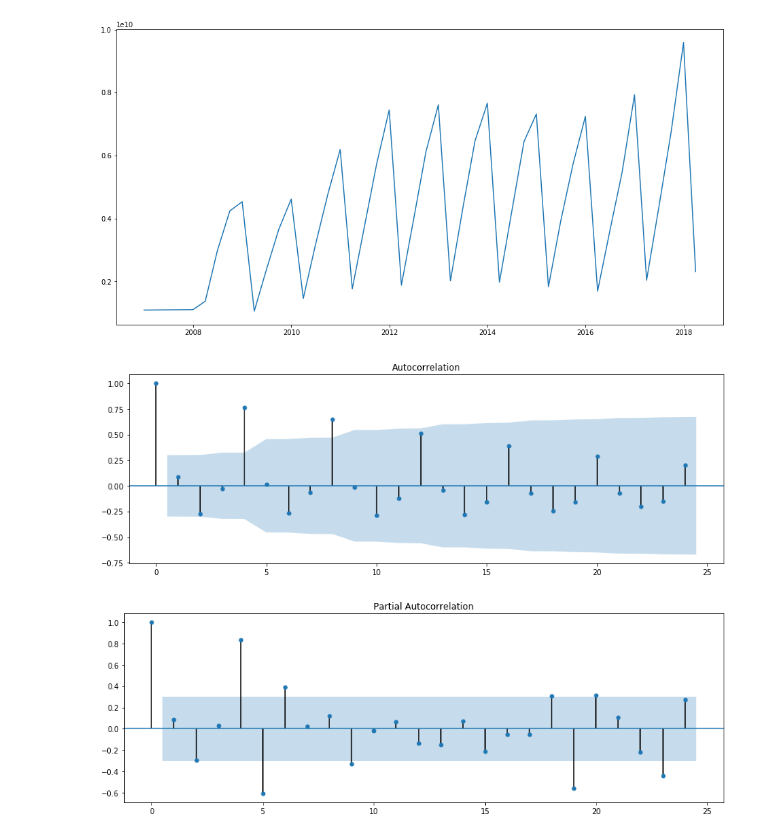
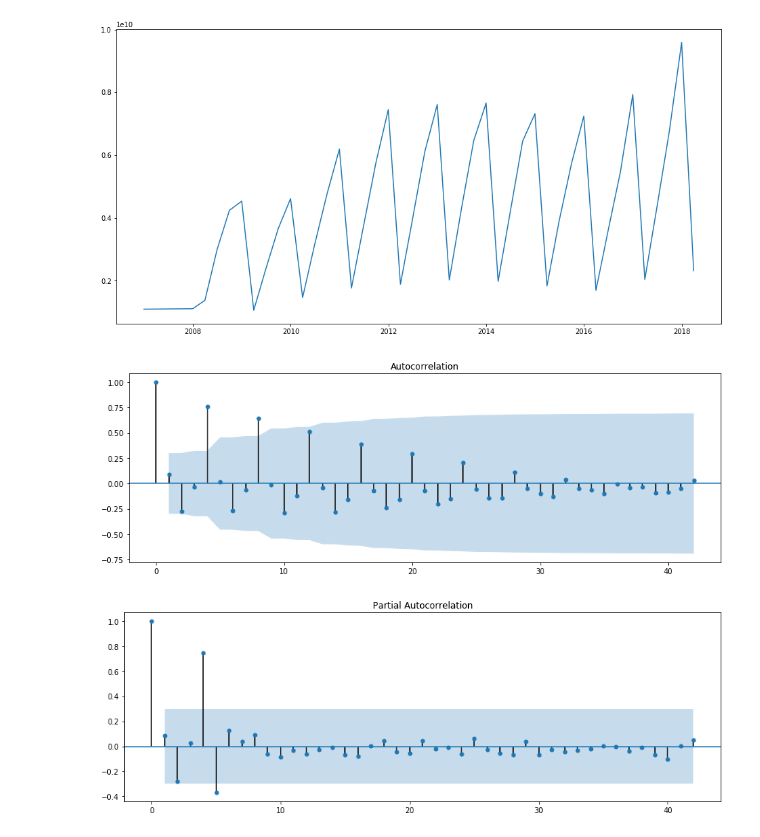
Before and after one commit to hyang1985/-, a Jupyter notebook: 上市公司营收预测.ipynb, the cells around one changed output. Saved outputs shown, nothing was run; the diff lists cells and outputs as text; code cells hidden in the pictures.

```diff
--- a/上市公司营收预测.ipynb
+++ b/上市公司营收预测.ipynb
@@ -104,8 +104,6 @@ for symbol in train['TICKER_SYMBOL'].unique():
 #    temp.END_DATE=temp.index
 #    temp.TICKER_SYMBOL=symbol
 #    train=train.append(temp)
-
-train=train.sort_values(by=['END_DATE', 'TICKER_SYMBOL'])
 # %% [output]
 002282的时间序列不连续
 002283的时间序列不连续
@@ -177,20 +179,20 @@ plt.plot(train['REVENUE'].groupby(train.index).mean())
 #全市场营收平均值的acf值
 fig = plt.figure(figsize=(12,8))
 ax1 = fig.add_subplot(211)
-sm.graphics.tsa.plot_acf(train['REVENUE'].groupby(train.index).mean(), lags=24,ax=ax1)
+sm.graphics.tsa.plot_acf(train['REVENUE'].groupby(train.index).mean(),ax=ax1)
 ax1.xaxis.set_ticks_position('bottom')
 fig.tight_layout()
 # %% [output]
-[figure, old version]
+[figure, new version]
 # %%
 #全市场营收平均值的pacf值
 fig = plt.figure(figsize=(12,8))
 ax1 = fig.add_subplot(211)
-sm.graphics.tsa.plot_pacf(train['REVENUE'].groupby(train.index).mean(), lags=24,ax=ax1)
+sm.graphics.tsa.plot_pacf(train['REVENUE'].groupby(train.index).mean(),ax=ax1)
 ax1.xaxis.set_ticks_position('bottom')
 fig.tight_layout()
 # %% [output]
-[figure, old version]
+[figure, new version]
 # %%
 #先预测包含最近两个完整年数据的公司
 predict_each_stock=pd.DataFrame(columns=['TICKER_SYMBOL','REVENUE'])
```
Also changed, not shown: parts of 34 cells of this notebook.
